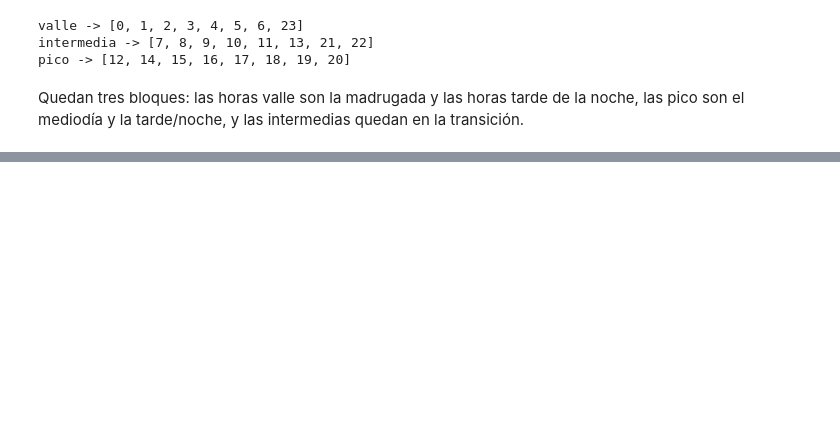
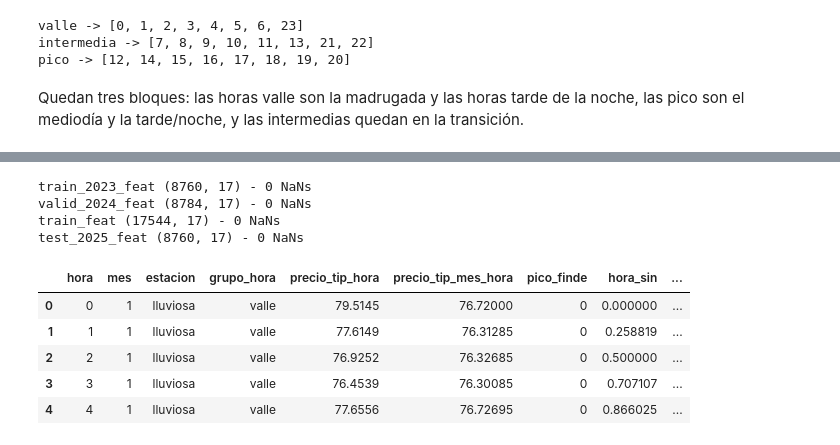
Before and after one commit to robroab/Proyecto_1_Statistical_Learning, a Jupyter notebook: proyecto1.ipynb, the cells around one changed output, grey strips where cells are left out. Cells and saved outputs as stored; diff of their text form; code cells hidden in the pictures; blank space fills up the shorter version.

```diff
--- a/proyecto1.ipynb
+++ b/proyecto1.ipynb
@@ -394,0 +434,25 @@ Quedan tres bloques: las horas valle son la madrugada y las horas tarde de la no
+# %%
+def agregar_variables_historicas(df_fit, df_aplicar):
+    df_aplicar = df_aplicar.copy()
+
+    # clasificando hora
+    mediana_hora = df_fit.groupby("hora")["precio"].median()
+
+    lim_inferior, lim_medio = mediana_hora.quantile([1/3, 2/3])
+    def clasificar(p):
+        if p <= lim_inferior: return "valle"
+        if p <= lim_medio: return "intermedia"
+        return "pico"
+
+    grupo_hora = mediana_hora.apply(clasificar)
+    df_aplicar["grupo_hora"] = df_aplicar["hora"].map(grupo_hora)
+
+    # precio tipico por hora
+    precio_tip_hora = df_fit.groupby("hora")["precio"].median()
+    df_aplicar["precio_tip_hora"] = df_aplicar["hora"].map(precio_tip_hora)
+
+    # precio tipico por combinacion mes-hora
+    precio_tip_mes_hora = df_fit.groupby(["mes", "hora"])["precio"].median()
+    df_aplicar["precio_tip_mes_hora"] = df_aplicar.set_index(["mes","hora"]).index.map(precio_tip_mes_hora).values
+
+    return df_aplicar
@@ -394,0 +466,28 @@ Quedan tres bloques: las horas valle son la madrugada y las horas tarde de la no
+# %%
+df_2023 = train[train["anio"] == 2023].copy()
+df_2024 = train[train["anio"] == 2024].copy()
+
+# para validacion interna (entrenar 2023, validar 2024
+train_2023_feat = agregar_variables_historicas(df_2023, df_2023)
+valid_2024_feat = agregar_variables_historicas(df_2023, df_2024)
+
+# para el modelo final (entrenar 2023-2024, predecir 2025)
+train_feat = agregar_variables_historicas(train, train)
+test_2025_feat = agregar_variables_historicas(train, test_2025)
+
+for nombre, d in [("train_2023_feat", train_2023_feat), ("valid_2024_feat", valid_2024_feat),
+                   ("train_feat", train_feat), ("test_2025_feat", test_2025_feat)]:
+    print(nombre, d.shape, "-", d.isna().sum().sum(), "NaNs")
+
+train_feat[["hora","mes","estacion","grupo_hora","precio_tip_hora","precio_tip_mes_hora","pico_finde","hora_sin","mes_cos"]].head()
+# %% [output]
+train_2023_feat (8760, 17) - 0 NaNs
+valid_2024_feat (8784, 17) - 0 NaNs
+train_feat (17544, 17) - 0 NaNs
+test_2025_feat (8760, 17) - 0 NaNs
+|  | hora | mes | estacion | grupo_hora | precio_tip_hora | precio_tip_mes_hora | pico_finde | hora_sin | ... |
+| 0 | 0 | 1 | lluviosa | valle | 79.5145 | 76.72000 | 0 | 0.000000 | ... |
+| 1 | 1 | 1 | lluviosa | valle | 77.6149 | 76.31285 | 0 | 0.258819 | ... |
+| 2 | 2 | 1 | lluviosa | valle | 76.9252 | 76.32685 | 0 | 0.500000 | ... |
+| 3 | 3 | 1 | lluviosa | valle | 76.4539 | 76.30085 | 0 | 0.707107 | ... |
+| 4 | 4 | 1 | lluviosa | valle | 77.6556 | 76.72695 | 0 | 0.866025 | ... |
```
Also changed, not shown: parts of 18 cells of this notebook.
